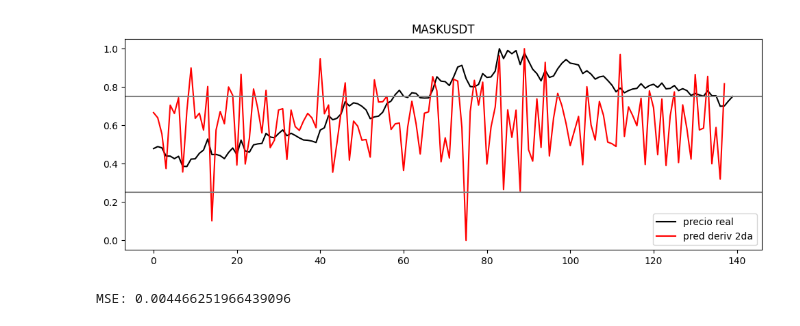
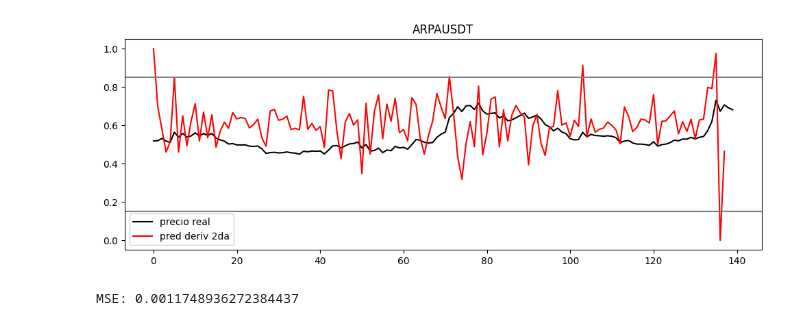
Before and after one commit to luisgomezzz/luchocrypto, a Jupyter notebook: predictor/predictor.ipynb, the cells around one changed output. Drawn from its saved outputs; the diff is of its cells as text; code cells hidden in the pictures.

```diff
--- a/predictor/predictor.ipynb
+++ b/predictor/predictor.ipynb
@@ -15,7 +15,7 @@ import numpy as np
 from sklearn.metrics import mean_squared_error
 import keras
 
-symbol = 'MASKUSDT'
+symbol = 'ARPAUSDT'
 client = Client("qycthSI8s5HH0b95MxH3lFKPPUeZu8mCSgztp00x2d7SdHmfOp2U9qBeCCbxPyDg",
                 "zeJqYkyWzBIdGDMmyfUnofQiThirgEgOCDYvS3rzcq4yle1afD7YEQkciCI43yNs")
 
@@ -165,8 +165,8 @@ plt.plot(y_test, color = 'black', label = 'precio real')
 plt.plot(deriv_y_pred_scaled2, color = 'red', label = 'pred deriv 2da')
 
 #plt.xlim(80, 140)
-umbralalto = 0.75
-umbralbajo = 0.25
+umbralalto = 0.85
+umbralbajo = 0.15
 plt.axhline(y = umbralalto, color = 'GREY', linestyle = '-')
 plt.axhline(y = umbralbajo, color = 'GREY', linestyle = '-')
 plt.legend()
@@ -182,2 +182,2 @@ print('MSE:', mse)
-[figure, old version]
+[figure, new version]
-MSE: 0.004466251966439096
+MSE: 0.0011748936272384437
```
Also changed, not shown: parts of 1 cell of this notebook, 1 other file.
